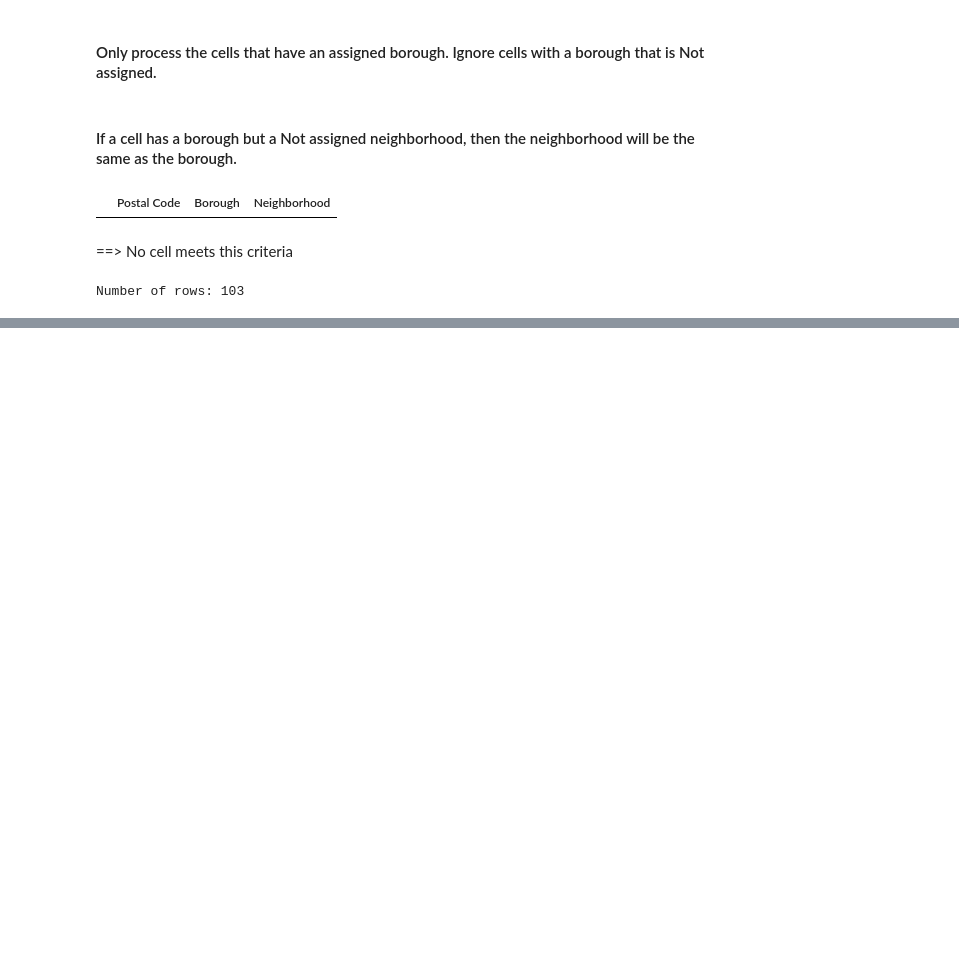
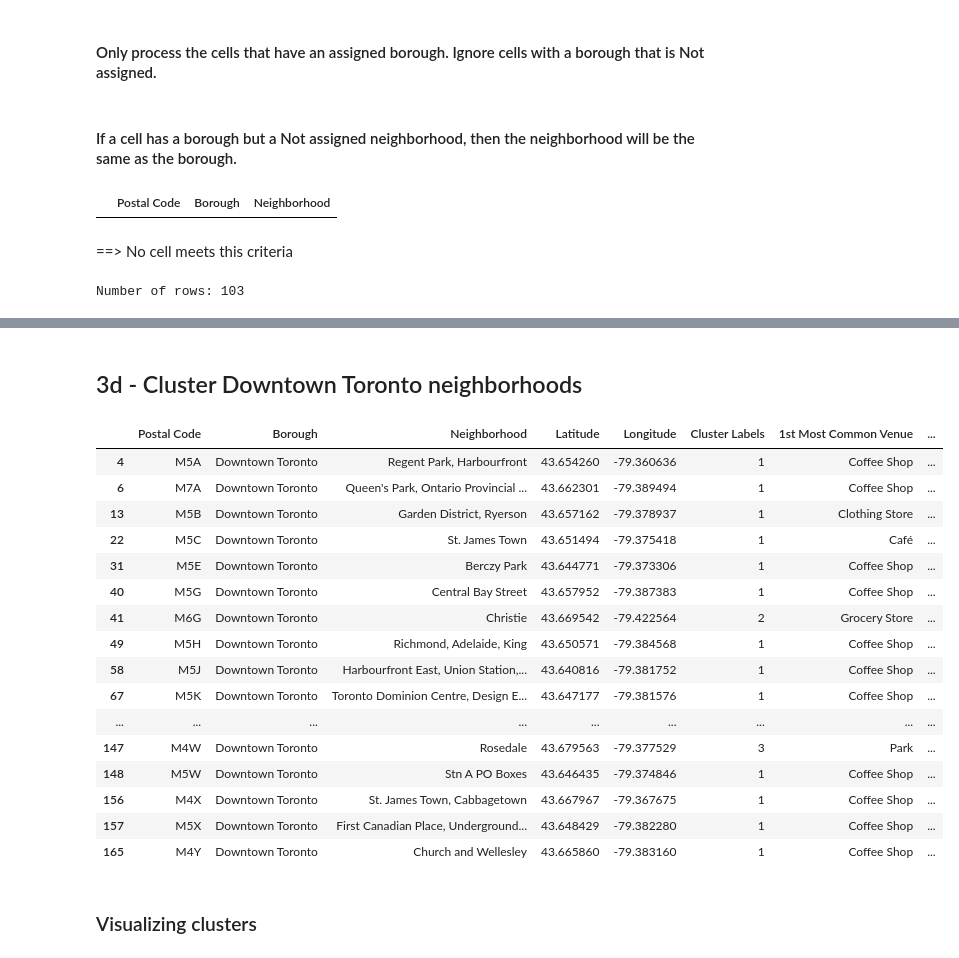
Before and after one commit to educos/Coursera_Capstone, a Jupyter notebook: Capstone Project Notebook 2.ipynb, the cells around one changed output, grey strips where cells are left out. Saved outputs shown, nothing was run; the diff lists cells and outputs as text; code cells hidden in the pictures; blank space fills up the shorter version.

```diff
--- a/Capstone Project Notebook 2.ipynb
+++ b/Capstone Project Notebook 2.ipynb
@@ -36,0 +253,27 @@ Number of rows: 103
+# %%
+def get_most_common_venues(row, num_top_venues):
+    row_categories = row.iloc[1:]
+    row_categories_sorted = row_categories.sort_values(ascending=False)
+
+    return row_categories_sorted.index.values[0:num_top_venues]
+# %%
+num_top_venues = 10
+
+indicators = ['st', 'nd', 'rd']
+
+# create columns according to number of top venues
+columns = ['Neighborhood']
+for ind in np.arange(num_top_venues):
+    try:
+        columns.append('{}{} Most Common Venue'.format(ind+1, indicators[ind]))
+    except:
+        columns.append('{}th Most Common Venue'.format(ind+1))
+
+# create a new dataframe
+neighborhoods_venues_sorted = pd.DataFrame(columns=columns)
+neighborhoods_venues_sorted['Neighborhood'] = downtown_toronto_grouped['Neighborhood']
+
+for ind in np.arange(downtown_toronto_grouped.shape[0]):
+    neighborhoods_venues_sorted.iloc[ind, 1:] = get_most_common_venues(downtown_toronto_grouped.iloc[ind, :], num_top_venues)
+
+neighborhoods_venues_sorted.head()
@@ -36,0 +287,2 @@ Number of rows: 103
+# %% [markdown]
+## 3d - Cluster Downtown Toronto neighborhoods
@@ -36,0 +291,38 @@ Number of rows: 103
+# %%
+# set number of clusters
+kclusters = 5
+
+downtown_toronto_grouped_clustering = downtown_toronto_grouped.drop('Neighborhood', 1)
+
+# run k-means clustering
+kmeans = KMeans(n_clusters=kclusters, random_state=0).fit(downtown_toronto_grouped_clustering)
+# %%
+# add clustering labels
+neighborhoods_venues_sorted.insert(0, 'Cluster Labels', kmeans.labels_)
+
+downtown_toronto_merged = downtown_toronto_data
+
+# merge toronto_grouped with toronto_data to add latitude/longitude for each neighborhood
+downtown_toronto_merged = downtown_toronto_merged.join(neighborhoods_venues_sorted.set_index('Neighborhood'), on='Neighborhood')
+
+downtown_toronto_merged
+# %% [output]
+|  | Postal Code | Borough | Neighborhood | Latitude | Longitude | Cluster Labels | 1st Most Common Venue | ... |
+| 4 | M5A | Downtown Toronto | Regent Park, Harbourfront | 43.654260 | -79.360636 | 1 | Coffee Shop | ... |
+| 6 | M7A | Downtown Toronto | Queen's Park, Ontario Provincial ... | 43.662301 | -79.389494 | 1 | Coffee Shop | ... |
+| 13 | M5B | Downtown Toronto | Garden District, Ryerson | 43.657162 | -79.378937 | 1 | Clothing Store | ... |
+| 22 | M5C | Downtown Toronto | St. James Town | 43.651494 | -79.375418 | 1 | Café | ... |
+| 31 | M5E | Downtown Toronto | Berczy Park | 43.644771 | -79.373306 | 1 | Coffee Shop | ... |
+| 40 | M5G | Downtown Toronto | Central Bay Street | 43.657952 | -79.387383 | 1 | Coffee Shop | ... |
+| 41 | M6G | Downtown Toronto | Christie | 43.669542 | -79.422564 | 2 | Grocery Store | ... |
+| 49 | M5H | Downtown Toronto | Richmond, Adelaide, King | 43.650571 | -79.384568 | 1 | Coffee Shop | ... |
+| 58 | M5J | Downtown Toronto | Harbourfront East, Union Station,... | 43.640816 | -79.381752 | 1 | Coffee Shop | ... |
+| 67 | M5K | Downtown Toronto | Toronto Dominion Centre, Design E... | 43.647177 | -79.381576 | 1 | Coffee Shop | ... |
+| ... | ... | ... | ... | ... | ... | ... | ... | ... |
+| 147 | M4W | Downtown Toronto | Rosedale | 43.679563 | -79.377529 | 3 | Park | ... |
+| 148 | M5W | Downtown Toronto | Stn A PO Boxes | 43.646435 | -79.374846 | 1 | Coffee Shop | ... |
+| 156 | M4X | Downtown Toronto | St. James Town, Cabbagetown | 43.667967 | -79.367675 | 1 | Coffee Shop | ... |
+| 157 | M5X | Downtown Toronto | First Canadian Place, Underground... | 43.648429 | -79.382280 | 1 | Coffee Shop | ... |
+| 165 | M4Y | Downtown Toronto | Church and Wellesley | 43.665860 | -79.383160 | 1 | Coffee Shop | ... |
+# %% [markdown]
+### Visualizing clusters
```
Also changed, not shown: parts of 46 cells of this notebook.
